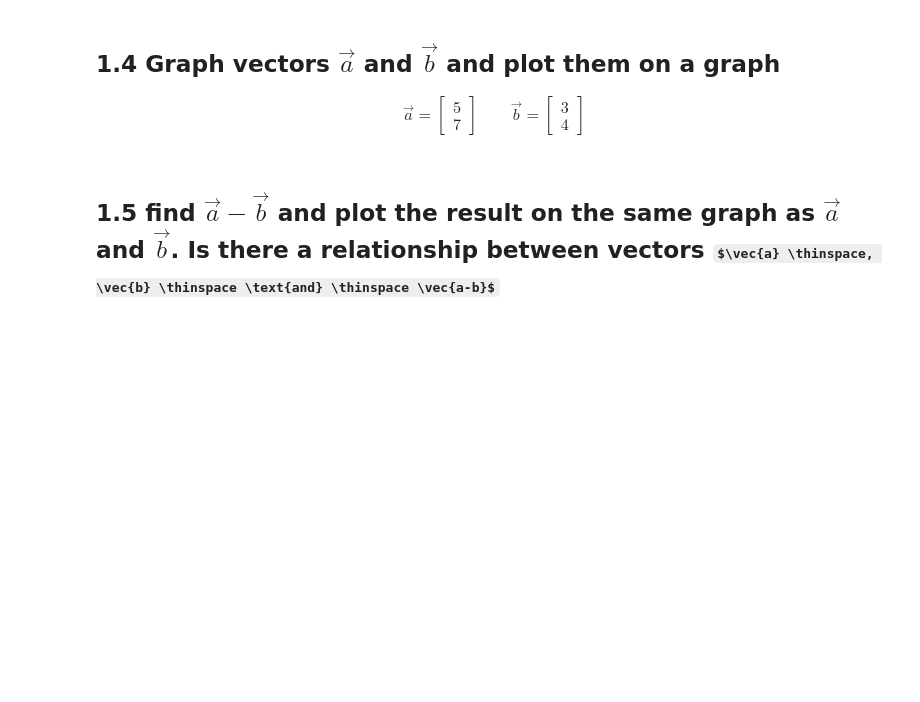
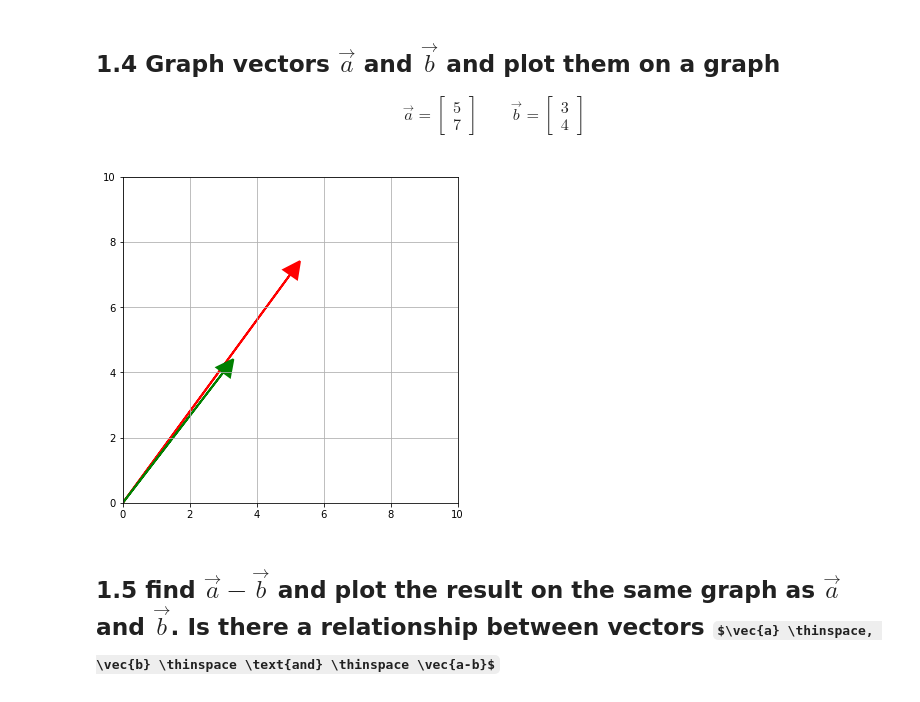
Before and after one commit to JoshuaHaga/DS-Unit-1-Sprint-3-Linear-Algebra, a Jupyter notebook: module1-vectors-and-matrices/LS_DS_131_Vectors_and_Matrices_Assignment.ipynb, the cells around one changed output. Cells and saved outputs as stored; diff of their text form; code cells hidden in the pictures; some formulas as TeX source; blank space fills up the shorter version.

```diff
--- a/module1-vectors-and-matrices/LS_DS_131_Vectors_and_Matrices_Assignment.ipynb
+++ b/module1-vectors-and-matrices/LS_DS_131_Vectors_and_Matrices_Assignment.ipynb
@@ -87,6 +87,25 @@ plt.show();
 \qquad
 \vec{b} = \begin{bmatrix} 3 \\4 \end{bmatrix}
 \end{align}
+# %%
+a = [5,7]
+b=[3,4]
+# %%
+fig, ax = plt.subplots(figsize=(6,6))
+ax.grid()
+plt.xlim([0,10])
+plt.ylim([0,10])
+
+for color, vector in [('red', a), ('green', b)]:
+  plt.arrow(0,0,
+            vector[0], vector[1],
+            head_width = .5,
+            head_length= .5,
+            linewidth = 2,
+            color = color)
+plt.show();
+# %% [output]
+[figure, added]
 # %% [markdown]
 ## 1.5 find $\vec{a} - \vec{b}$ and plot the result on the same graph as $\vec{a}$ and $\vec{b}$. Is there a relationship between vectors $\vec{a} \thinspace, \vec{b} \thinspace \text{and} \thinspace \vec{a-b}$
 # %% [markdown]
```
